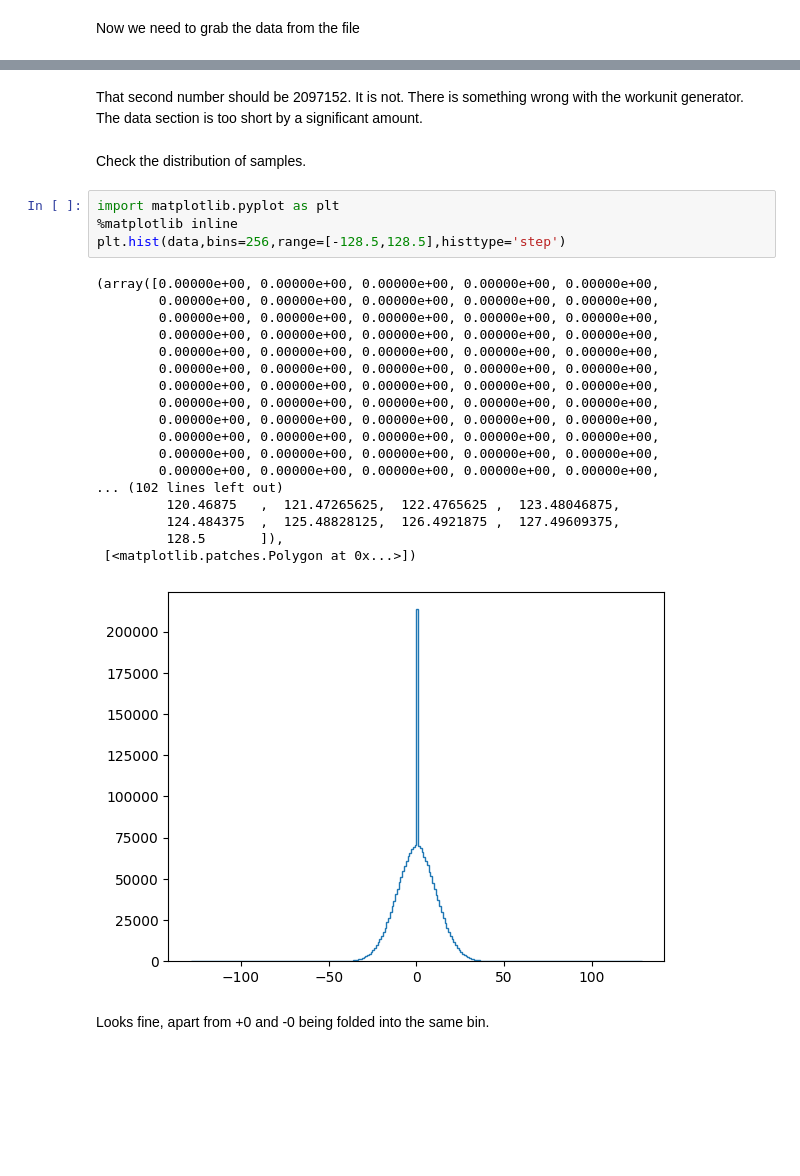
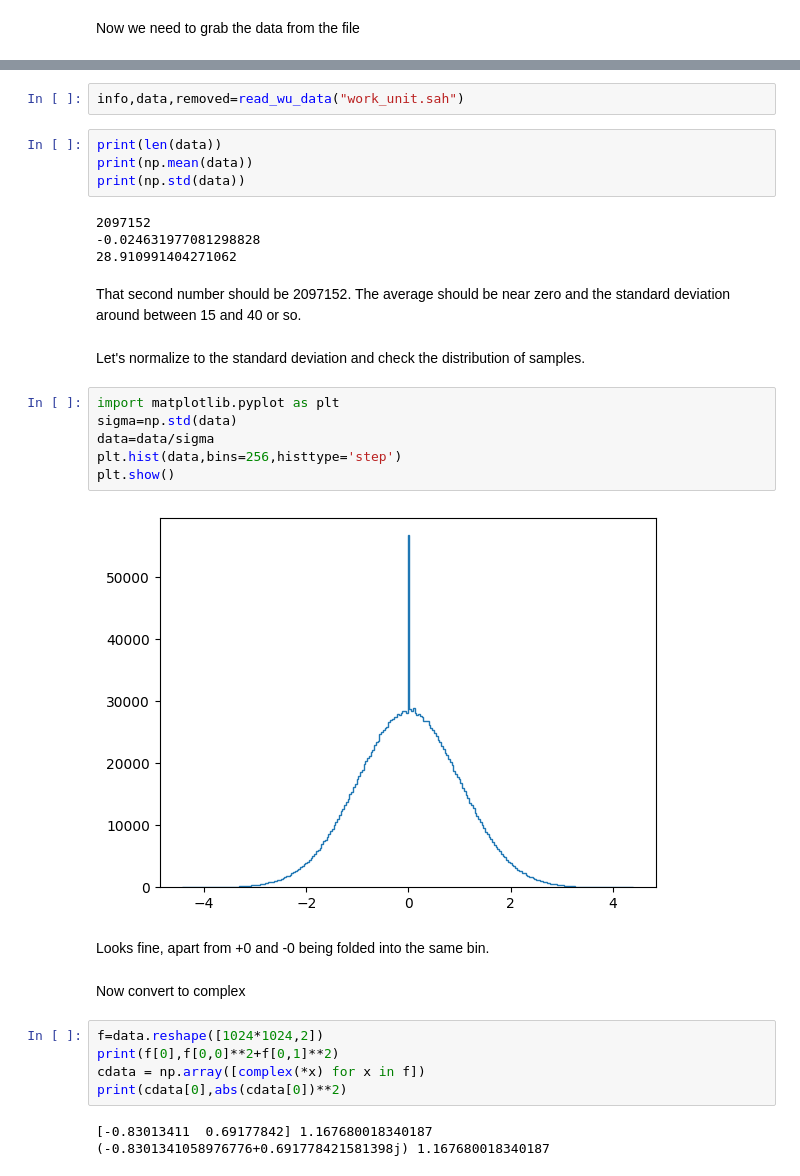
Before and after one commit to SETIguy/jupyter_notebooks, a Jupyter notebook: Doppler Check/Doppler Check.ipynb, the cells around one changed output, grey strips where cells are left out. Saved outputs shown, nothing was run; the diff lists cells and outputs as text; blank space fills up the shorter version.

```diff
--- a/Doppler Check/Doppler Check.ipynb
+++ b/Doppler Check/Doppler Check.ipynb
@@ -274,29 +394,34 @@ print(data.__len__())
+# %%
+info,data,removed=read_wu_data("work_unit.sah")
+# %%
+print(len(data))
+print(np.mean(data))
+print(np.std(data))
+# %% [output]
+2097152
+-0.024631977081298828
+28.910991404271062
 # %% [markdown]
-That second number should be 2097152.  It is not.  There is something wrong with the workunit generator.  The data section is too short by a significant amount.
+That second number should be 2097152.  The average should be near zero and the standard deviation around between 15 and 40 or so.
 # %% [markdown]
-Check the distribution of samples.
+Let's normalize to the standard deviation and check the distribution of samples.
 # %%
 import matplotlib.pyplot as plt
-%matplotlib inline
-plt.hist(data,bins=256,range=[-128.5,128.5],histtype='step')
+sigma=np.std(data)
+data=data/sigma
+plt.hist(data,bins=256,histtype='step')
+plt.show()
 # %% [output]
-(array([0.00000e+00, 0.00000e+00, 0.00000e+00, 0.00000e+00, 0.00000e+00,
-        0.00000e+00, 0.00000e+00, 0.00000e+00, 0.00000e+00, 0.00000e+00,
-        0.00000e+00, 0.00000e+00, 0.00000e+00, 0.00000e+00, 0.00000e+00,
-        0.00000e+00, 0.00000e+00, 0.00000e+00, 0.00000e+00, 0.00000e+00,
-        0.00000e+00, 0.00000e+00, 0.00000e+00, 0.00000e+00, 0.00000e+00,
-        0.00000e+00, 0.00000e+00, 0.00000e+00, 0.00000e+00, 0.00000e+00,
-        0.00000e+00, 0.00000e+00, 0.00000e+00, 0.00000e+00, 0.00000e+00,
-        0.00000e+00, 0.00000e+00, 0.00000e+00, 0.00000e+00, 0.00000e+00,
-        0.00000e+00, 0.00000e+00, 0.00000e+00, 0.00000e+00, 0.00000e+00,
-        0.00000e+00, 0.00000e+00, 0.00000e+00, 0.00000e+00, 0.00000e+00,
-        0.00000e+00, 0.00000e+00, 0.00000e+00, 0.00000e+00, 0.00000e+00,
-        0.00000e+00, 0.00000e+00, 0.00000e+00, 0.00000e+00, 0.00000e+00,
-... (102 lines left out)
-         120.46875   ,  121.47265625,  122.4765625 ,  123.48046875,
-         124.484375  ,  125.48828125,  126.4921875 ,  127.49609375,
-         128.5       ]),
- [<matplotlib.patches.Polygon at 0x...>])
-[figure, old version]
+[figure, new version]
 # %% [markdown]
 Looks fine, apart from +0 and -0 being folded into the same bin.
+# %% [markdown]
+Now convert to complex
+# %%
+f=data.reshape([1024*1024,2])
+print(f[0],f[0,0]**2+f[0,1]**2)
+cdata = np.array([complex(*x) for x in f])
+print(cdata[0],abs(cdata[0])**2)
+# %% [output]
+[-0.83013411  0.69177842] 1.167680018340187
+(-0.8301341058976776+0.691778421581398j) 1.167680018340187
```
Also changed, not shown: parts of 46 cells of this notebook, 2 other files.
